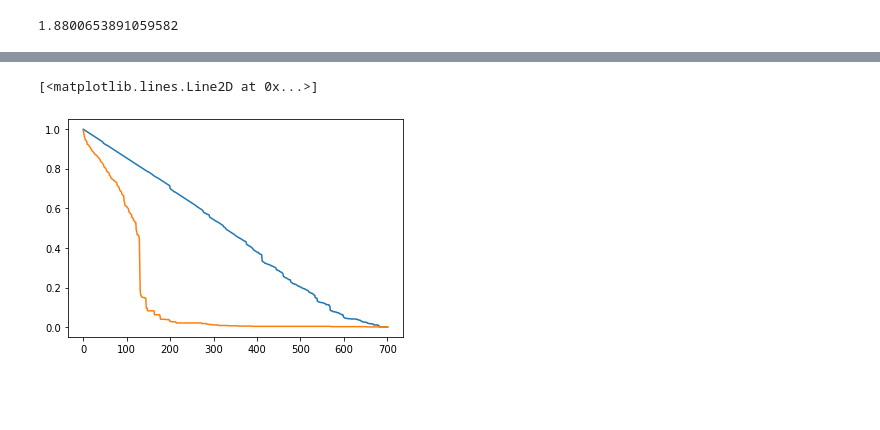
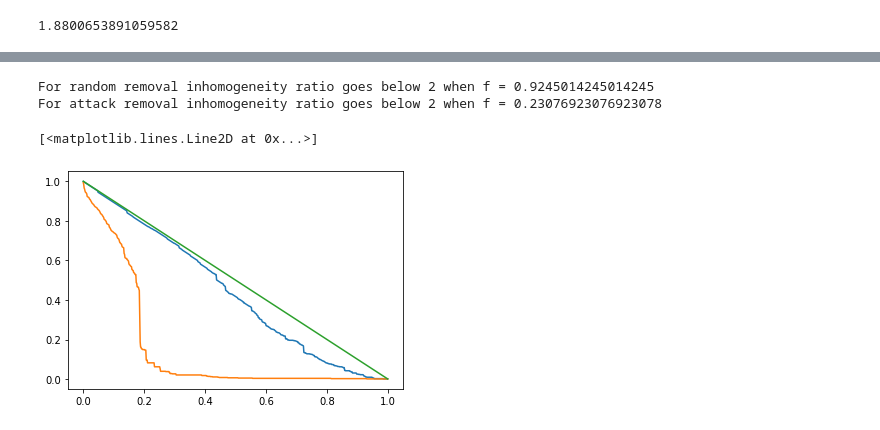
Before and after one commit to Dan8991/A-Storm-of-Nodes, a Jupyter notebook: got_network.ipynb, the cells around one changed output, grey strips where cells are left out. Saved outputs shown, nothing was run; the diff lists cells and outputs as text; code cells hidden in the pictures; blank space fills up the shorter version.

```diff
--- a/got_network.ipynb
+++ b/got_network.ipynb
@@ -326,7 +346,0 @@ plt.show()
-# %%
-random_removal, attack_removal = check_robustness(A)
-plt.plot(np.array(random_removal)/N)
-plt.plot(np.array(attack_removal)/N)
-# %% [output]
-[<matplotlib.lines.Line2D at 0x...>]
-[figure, removed]
@@ -332,0 +349,15 @@ plt.plot(np.array(attack_removal)/N)
+# %%
+inh_random = random_removal[1]
+inh_attack = attack_removal[1]
+random = random_removal[0]
+attack = attack_removal[0]
+print(f"For random removal inhomogeneity ratio goes below 2 when f = {inh_random/N}")
+print(f"For attack removal inhomogeneity ratio goes below 2 when f = {inh_attack/N}")
+plt.plot(np.linspace(0, 1, N), np.array(random)/N)
+plt.plot(np.linspace(0, 1, N), np.array(attack)/N)
+plt.plot(np.linspace(0, 1, N),np.arange(N, 0, -1)/N)
+# %% [output]
+For random removal inhomogeneity ratio goes below 2 when f = 0.9245014245014245
+For attack removal inhomogeneity ratio goes below 2 when f = 0.23076923076923078
+[<matplotlib.lines.Line2D at 0x...>]
+[figure, added]
```
Also changed, not shown: parts of 4 cells of this notebook.
